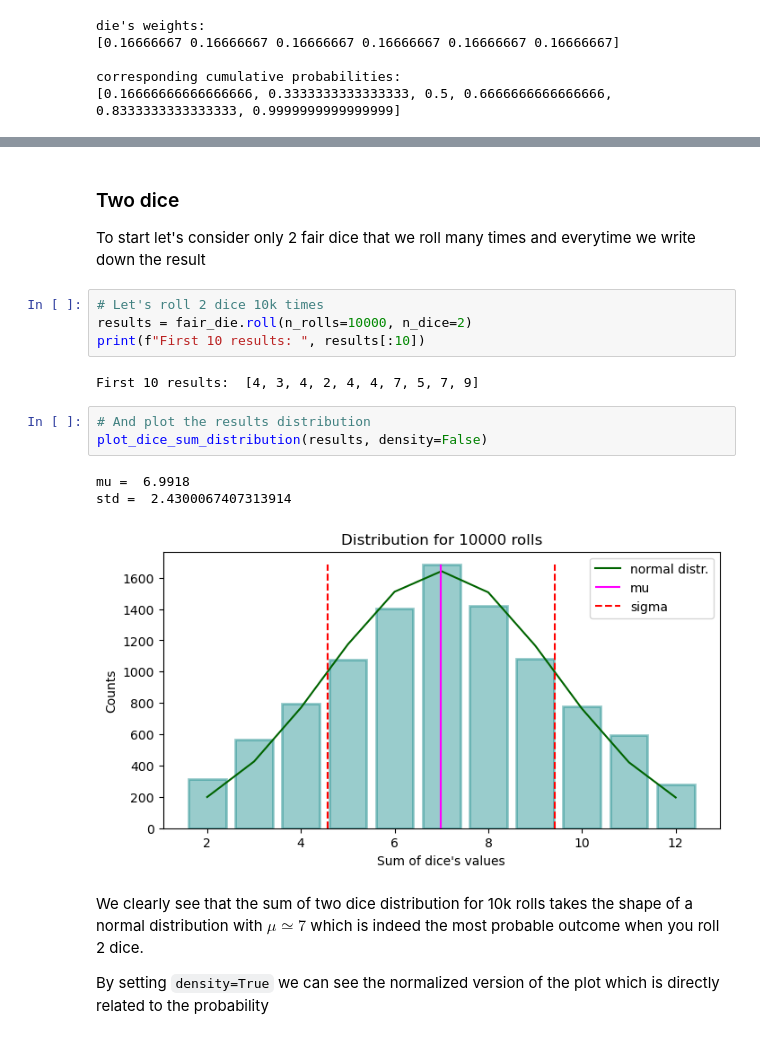
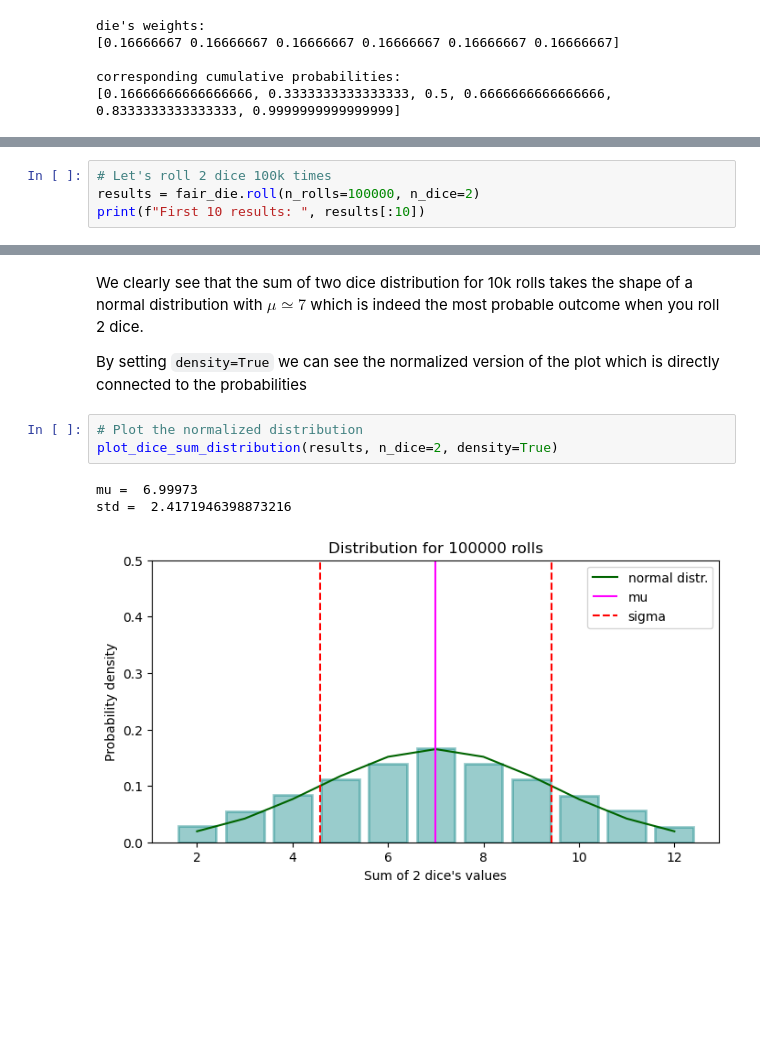
Before and after one commit to fratambot/CLT, a Jupyter notebook: notebooks/CLT.ipynb, the cells around one changed output, grey strips where cells are left out. Cells and saved outputs as stored; diff of their text form; blank space fills up the shorter version.

```diff
--- a/notebooks/CLT.ipynb
+++ b/notebooks/CLT.ipynb
@@ -69,0 +101,4 @@ Results for the first 10 rolls:  [4, 1, 1, 4, 6, 1, 2, 4, 1, 5]
+# %%
+# Let's roll 2 dice 100k times
+results = fair_die.roll(n_rolls=100000, n_dice=2)
+print(f"First 10 results: ", results[:10])
@@ -97,21 +114,11 @@ Let's see now what happens if we rolls multiple dice and we store the results, i
-# %% [markdown]
-### Two dice
-
-To start let's consider only 2 fair dice that we roll many times and everytime we write down the result
-# %%
-# Let's roll 2 dice 10k times
-results = fair_die.roll(n_rolls=10000, n_dice=2)
-print(f"First 10 results: ", results[:10])
-# %% [output]
-First 10 results:  [4, 3, 4, 2, 4, 4, 7, 5, 7, 9]
+# %% [markdown]
+We clearly see that the sum of two dice distribution for 10k rolls takes the shape of a normal distribution with $\mu \simeq 7$ which is indeed the most probable outcome when you roll 2 dice.
+
+By setting `density=True` we can see the normalized version of the plot which is directly connected to the probabilities
 # %%
-# And plot the results distribution
-plot_dice_sum_distribution(results, density=False)
+# Plot the normalized distribution
+plot_dice_sum_distribution(results, n_dice=2, density=True)
 # %% [output]
-mu =  6.9918
-std =  2.4300067407313914
+mu =  6.99973
+std =  2.4171946398873216
-[figure, old version]
+[figure, new version]
-# %% [markdown]
-We clearly see that the sum of two dice distribution for 10k rolls takes the shape of a normal distribution with $\mu \simeq 7$ which is indeed the most probable outcome when you roll 2 dice.
-
-By setting `density=True` we can see the normalized version of the plot which is directly related to the probability
```
Also changed, not shown: parts of 36 cells of this notebook, 3 other files.
